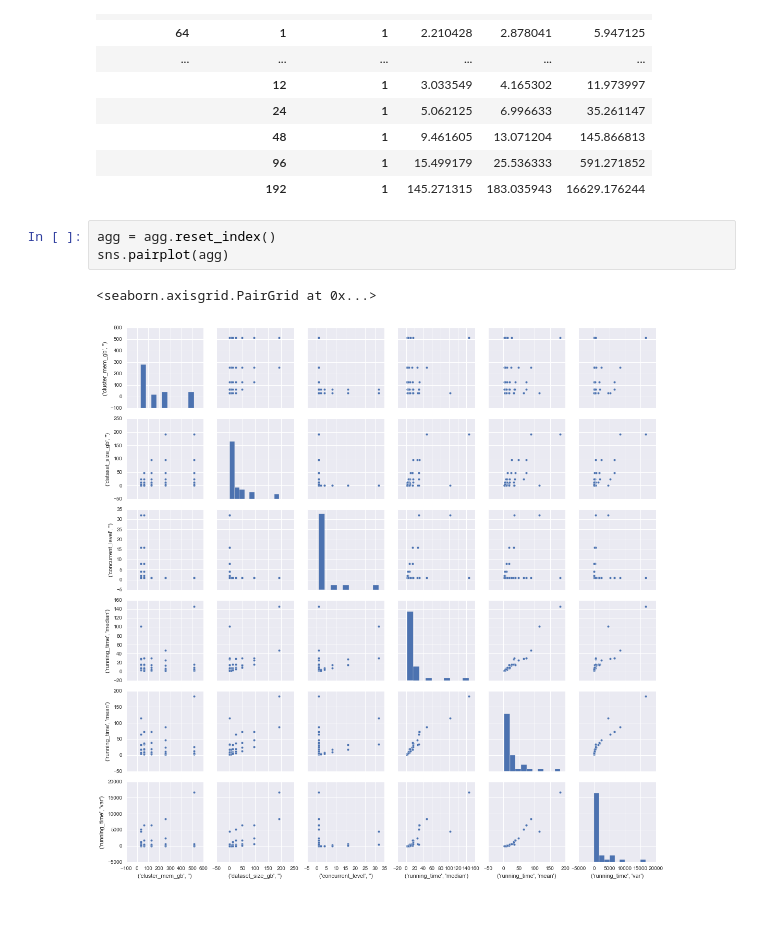
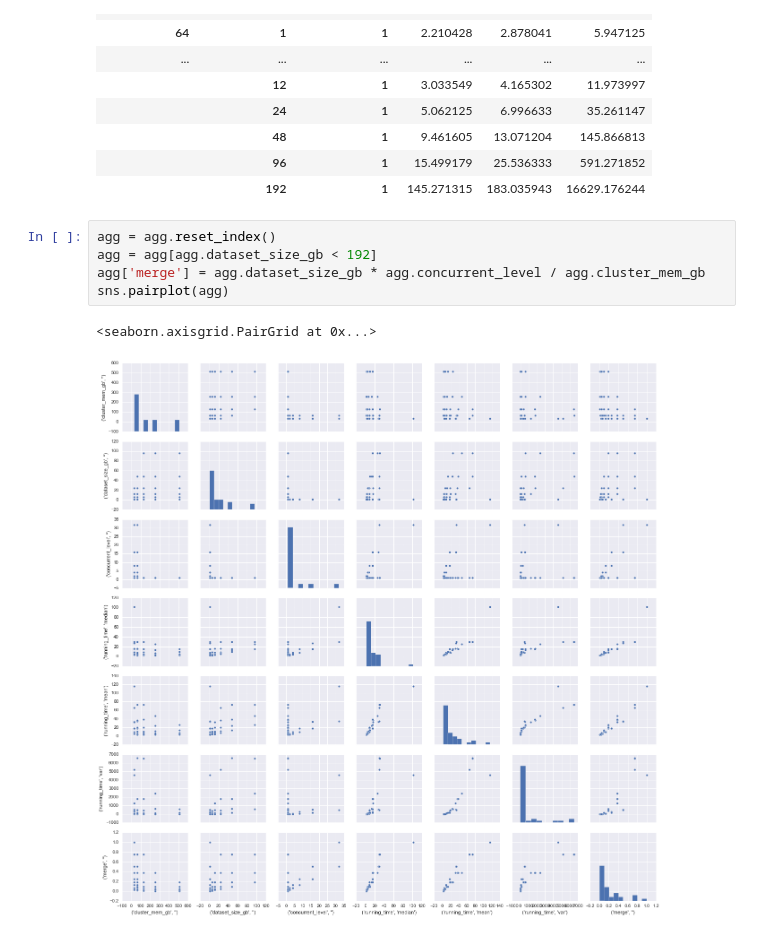
Before and after one commit to lebinh/notebooks, a Jupyter notebook: pebench.ipynb, the cells around one changed output. Drawn from its saved outputs; the diff is of its cells as text.

```diff
--- a/pebench.ipynb
+++ b/pebench.ipynb
@@ -87,10 +88,12 @@ agg
 |  | 192 | 1 | 145.271315 | 183.035943 | 16629.176244 |
 # %%
 agg = agg.reset_index()
+agg = agg[agg.dataset_size_gb < 192]
+agg['merge'] = agg.dataset_size_gb * agg.concurrent_level / agg.cluster_mem_gb
 sns.pairplot(agg)
 # %% [output]
 <seaborn.axisgrid.PairGrid at 0x...>
-[figure, old version]
+[figure, new version]
 # %%
 # simple prediction
 def predict_running_time_simple(r):
```
Also changed, not shown: parts of 7 cells of this notebook, 15 other files.
